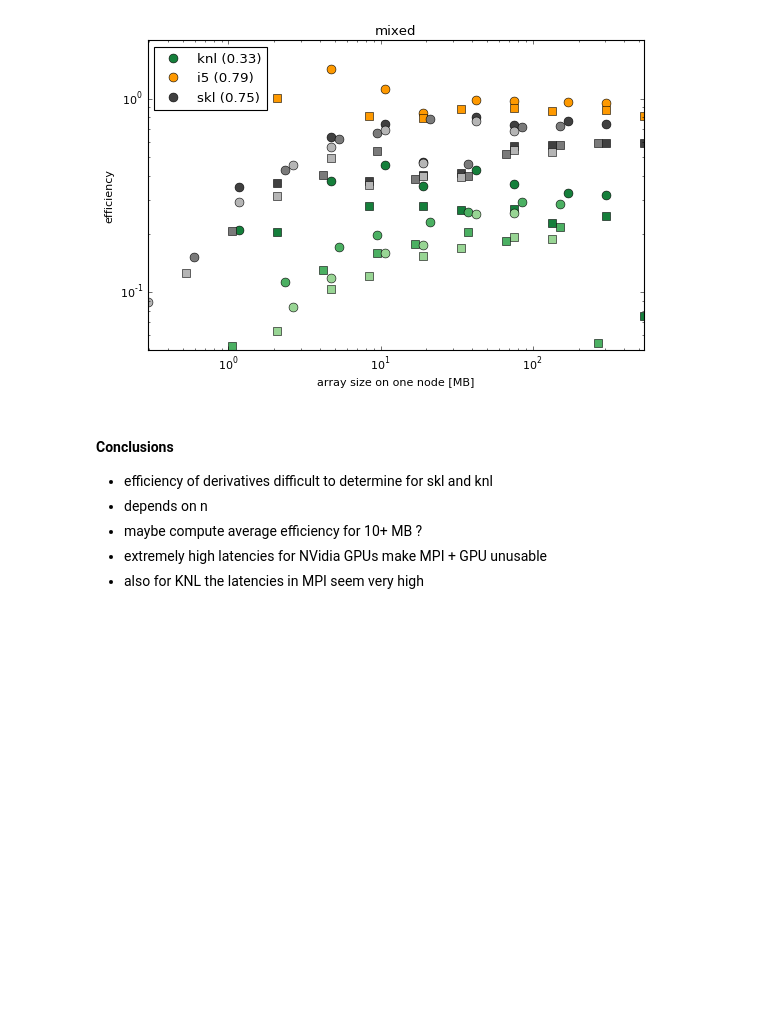
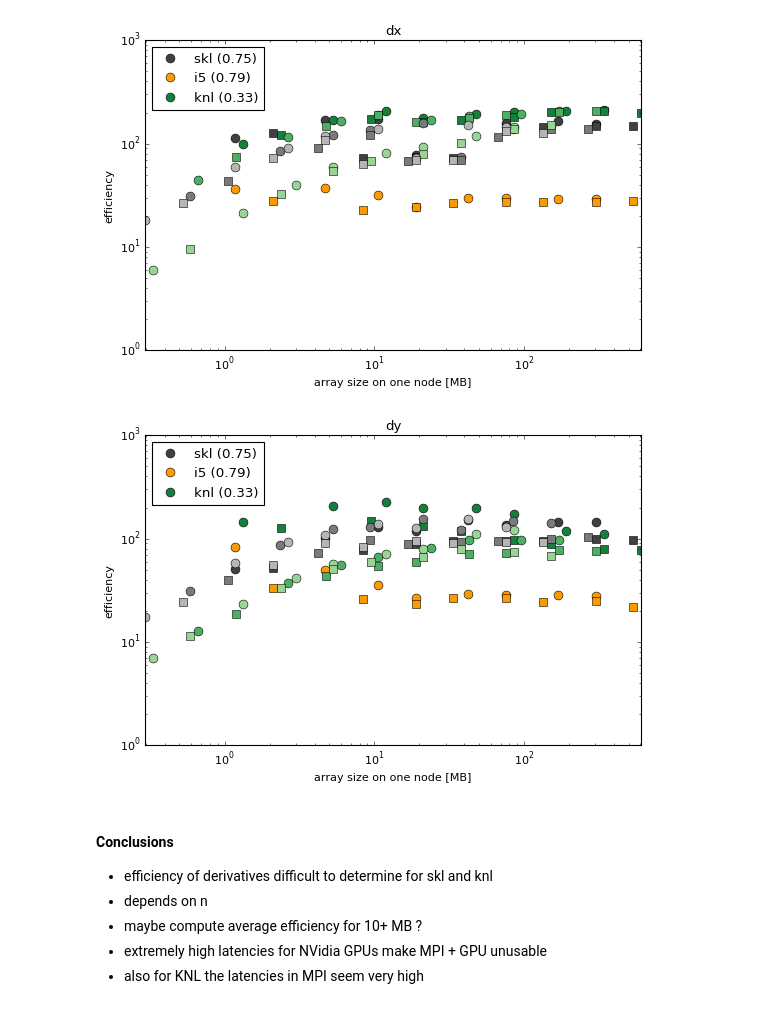
Before and after one commit to mwiesenberger/performance, a Jupyter notebook: 3-Dx-Dy-Plot.ipynb, the cells around one changed output. Drawn from its saved outputs; the diff is of its cells as text; code cells hidden in the pictures; blank space fills up the shorter version.

```diff
--- a/3-Dx-Dy-Plot.ipynb
+++ b/3-Dx-Dy-Plot.ipynb
@@ -29,39 +29,40 @@ intens={1:0.8, 2:0.6, 4:0.4}
 marker={2:'d', 3:'o', 4:'s',5:'p'}
 # %%
 ns=[3,4]
-for q in ['mixed'] : #,'dx','dy']:
+for q in ['dx','dy']:
     fig,ax=plt.subplots(1,1,figsize=(8,5),dpi= 80, facecolor='w', edgecolor='k')
     for f, v in cpuFiles.items():
         #read in csv file
         df=pd.read_csv('benchmark_'+f+'.csv', delimiter=' ')
         #add size and get rid of non-relevant columns
         df.insert(0,'size', 8*df['n']*df['n']*df['Nx']*df['Ny']/1e6/v[1])
         bw = df[['n','Nx','Ny','size']]
-        bw = bw.assign(dx = df['size']/1000*3/df['dx']/arch[v[0]][1])
-        bw = bw.assign(dy = df['size']/1000*3/df['dy']/arch[v[0]][1])
+        bw = bw.assign(dx = df['size']/1000*3/df['dx'])#/arch[v[0]][1])
+        bw = bw.assign(dy = df['size']/1000*3/df['dy'])#/arch[v[0]][1])
         bw = bw.assign(mixed=2.0*bw['dx']*bw['dy']/(bw['dx']+bw['dy']))
         #compute mean and standard derivation of 'same' groups
         bw=bw.groupby(['n', 'Nx','Ny','size']).agg(['mean', 'std'])
         bw=bw.reset_index(level=['Nx','Ny','size'])
         for n in ns:
             bw.loc[n][q].plot(ax=ax,color=arch[v[0]][0](intens[v[1]]), marker=marker[n],ls='',
                     x=bw.loc[n,'size'],y='mean',label=v[0]+' ('+str(arch[v[0]][3])+')', markersize=8)
     plt.xlabel('array size on one node [MB]')
     plt.ylabel('efficiency')
     plt.xscale('log')
     plt.yscale('log')
     #for k,v in arch.items():
     #    if q=='mixed' :
     #        plt.axhline(y=v[3],xmin=v[2],xmax=1,color=v[0](1.0),lw=2)
     handles, labels = plt.gca().get_legend_handles_labels()
     handles = handles[0:len(ns)*number:len(ns)]; labels = labels[0:len(ns)*number:len(ns)]
     plt.legend(handles, labels, loc='upper left',numpoints=1)
     plt.title(q)
-    plt.ylim(5e-2,2)
+    #plt.ylim(5e-2,2)
     #plt.xlim(10,1000)
     plt.savefig(q+'.pdf')
 # %% [output]
-[figure, old version]
+[figure, new version]
+[figure, added]
 # %% [markdown]
 #### Conclusions
 - efficiency of derivatives difficult to determine for skl and knl
```
Also changed, not shown: 5 other files.
